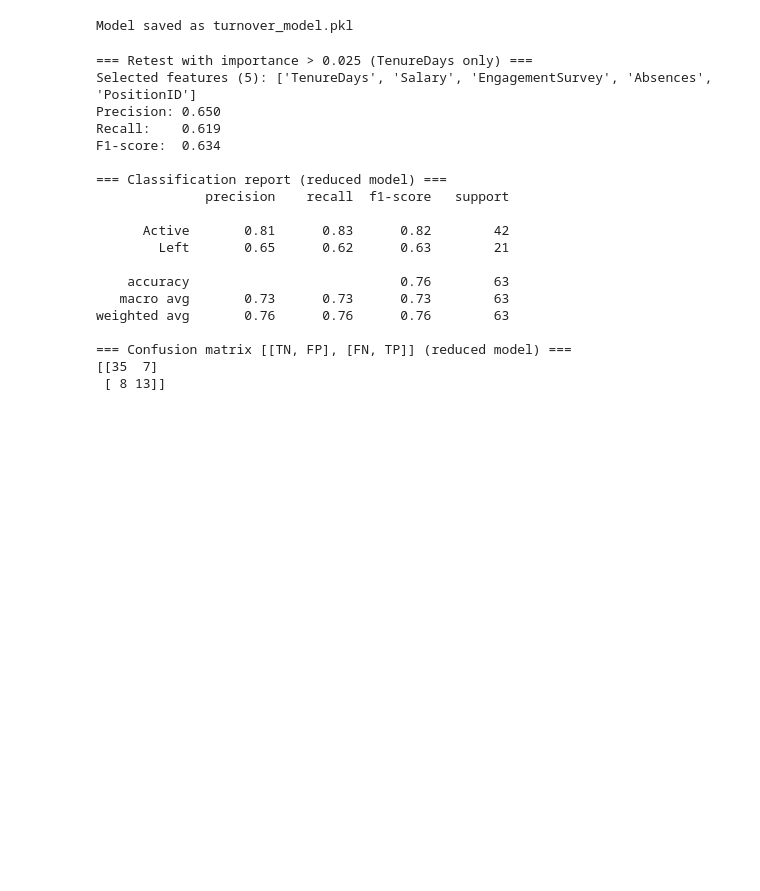
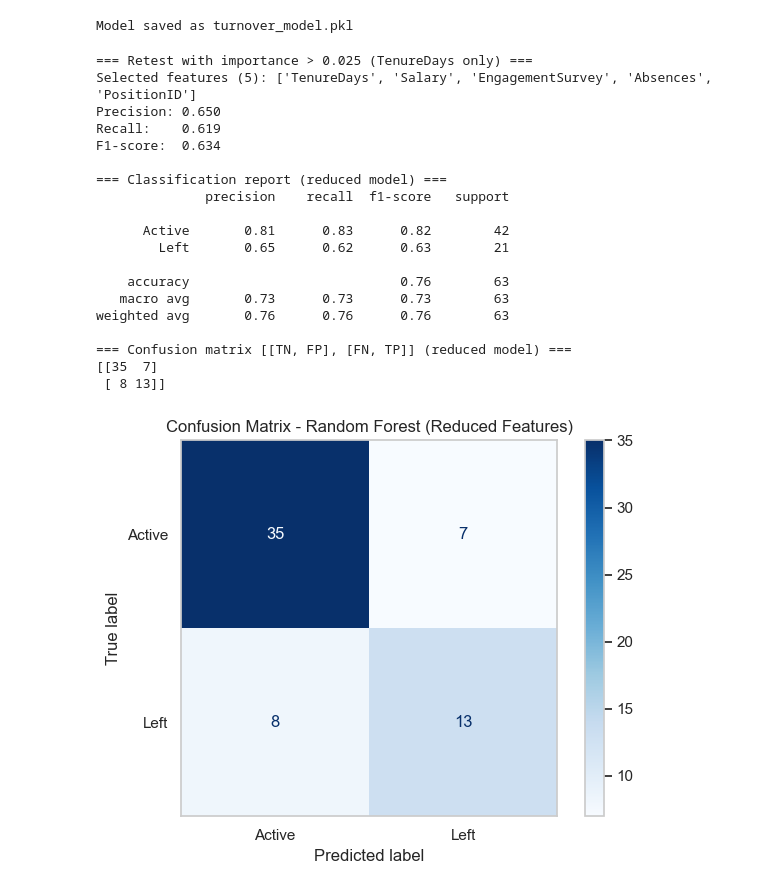
Before and after one commit to ChloeDaunas/hackathon-explainability-AI, a Jupyter notebook: data based model.ipynb, the cells around one changed output. Cells and saved outputs as stored; diff of their text form; code cells hidden in the pictures; blank space fills up the shorter version.

```diff
--- a/data based model.ipynb
+++ b/data based model.ipynb
@@ -554,9 +590,17 @@ print("Model saved as turnover_model.pkl")
 Model saved as turnover_model.pkl
 # %%
 # ── 8. RETEST MODEL ON TOP FEATURES (> 0.025) WITH TENUREDAYS ONLY ───────
+import matplotlib.pyplot as plt
 from sklearn.model_selection import train_test_split
 from sklearn.ensemble import RandomForestClassifier
-from sklearn.metrics import precision_score, recall_score, f1_score, classification_report, confusion_matrix
+from sklearn.metrics import (
+    precision_score,
+    recall_score,
+    f1_score,
+    classification_report,
+    confusion_matrix,
+    ConfusionMatrixDisplay,
+)
 
 threshold = 0.025
 
@@ -596,31 +640,41 @@ f1_red = f1_score(y_test_red, y_pred_red, pos_label=1, zero_division=0)
 print("=== Retest with importance > 0.025 (TenureDays only) ===")
 print(f"Selected features ({len(selected_features)}): {selected_features}")
 print(f"Precision: {precision_red:.3f}")
 print(f"Recall:    {recall_red:.3f}")
 print(f"F1-score:  {f1_red:.3f}")
 
 print("\n=== Classification report (reduced model) ===")
 print(classification_report(y_test_red, y_pred_red, target_names=["Active", "Left"], zero_division=0))
 
+cm_red = confusion_matrix(y_test_red, y_pred_red)
 print("=== Confusion matrix [[TN, FP], [FN, TP]] (reduced model) ===")
-print(confusion_matrix(y_test_red, y_pred_red))
+print(cm_red)
+
+# Confusion matrix chart (same palette as full model)
+disp_red = ConfusionMatrixDisplay(confusion_matrix=cm_red, display_labels=["Active", "Left"])
+disp_red.plot(cmap="Blues", values_format="d")
+plt.title("Confusion Matrix - Random Forest (Reduced Features)")
+plt.grid(False)
+plt.tight_layout()
+plt.show()
 # %% [output]
 === Retest with importance > 0.025 (TenureDays only) ===
 Selected features (5): ['TenureDays', 'Salary', 'EngagementSurvey', 'Absences', 'PositionID']
 Precision: 0.650
 Recall:    0.619
 F1-score:  0.634
 
 === Classification report (reduced model) ===
               precision    recall  f1-score   support
 
       Active       0.81      0.83      0.82        42
         Left       0.65      0.62      0.63        21
 
     accuracy                           0.76        63
    macro avg       0.73      0.73      0.73        63
 weighted avg       0.76      0.76      0.76        63
 
 === Confusion matrix [[TN, FP], [FN, TP]] (reduced model) ===
 [[35  7]
  [ 8 13]]
+[figure, added]
```
Also changed, not shown: parts of 1 cell of this notebook.
